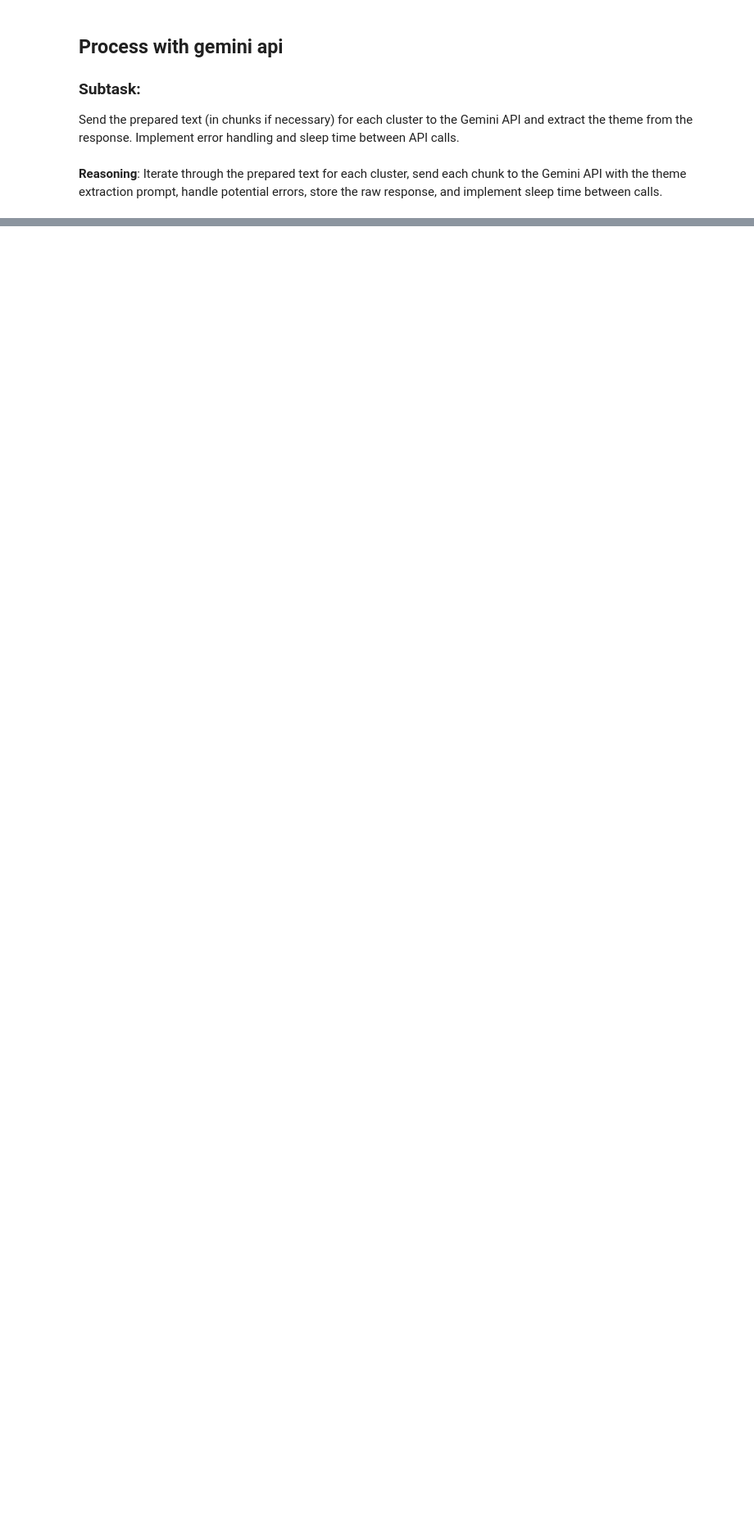
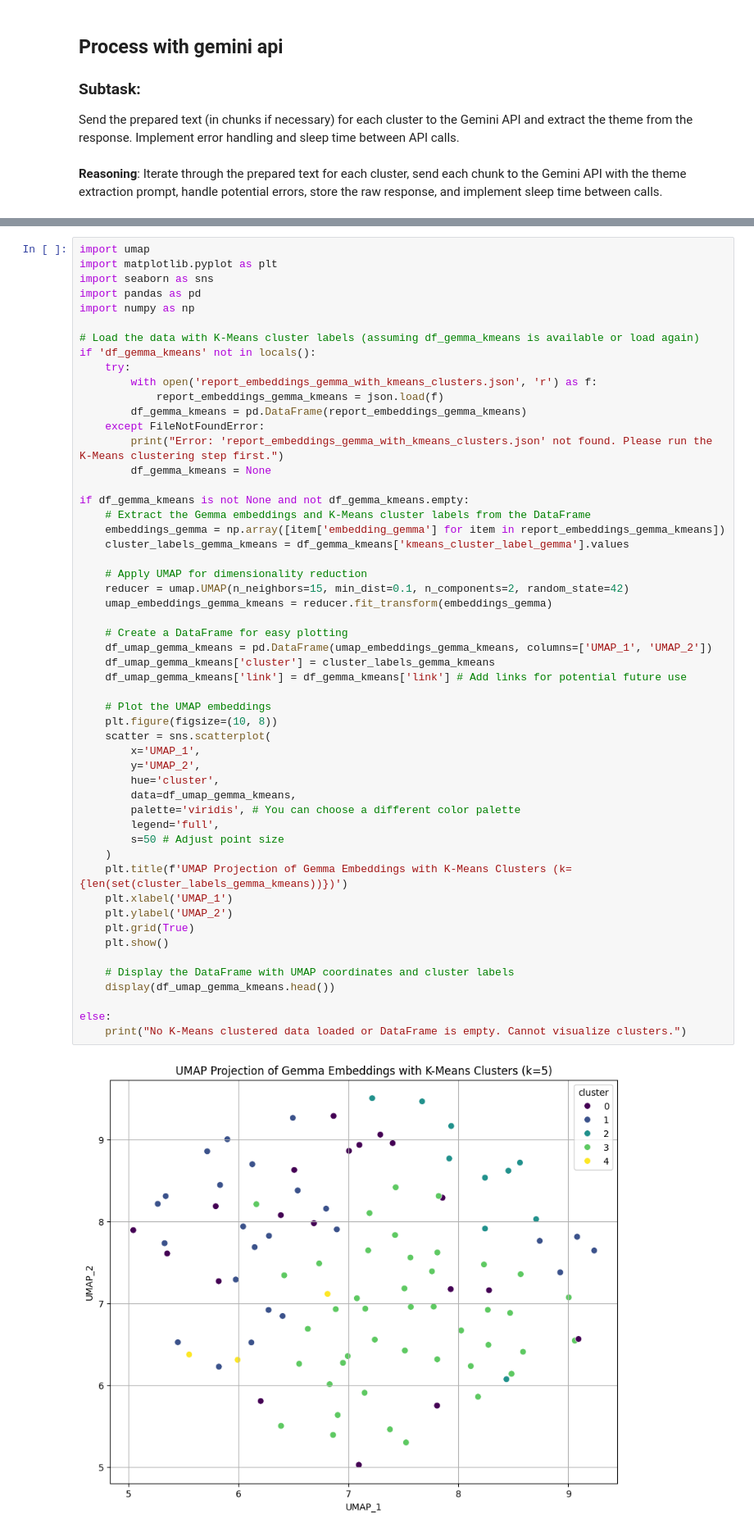
Before and after one commit to shatinz/tripreports, a Jupyter notebook: tripreport2.ipynb, the cells around one changed output, grey strips where cells are left out. Shown at 82% size. Cells and saved outputs as stored; diff of their text form; blank space fills up the shorter version.

```diff
--- a/tripreport2.ipynb
+++ b/tripreport2.ipynb
@@ -1296,0 +2089,55 @@ NameError: name 'SLEEP_TIME' is not defined
+# %%
+import umap
+import matplotlib.pyplot as plt
+import seaborn as sns
+import pandas as pd
+import numpy as np
+
+# Load the data with K-Means cluster labels (assuming df_gemma_kmeans is available or load again)
+if 'df_gemma_kmeans' not in locals():
+    try:
+        with open('report_embeddings_gemma_with_kmeans_clusters.json', 'r') as f:
+            report_embeddings_gemma_kmeans = json.load(f)
+        df_gemma_kmeans = pd.DataFrame(report_embeddings_gemma_kmeans)
+    except FileNotFoundError:
+        print("Error: 'report_embeddings_gemma_with_kmeans_clusters.json' not found. Please run the K-Means clustering step first.")
+        df_gemma_kmeans = None
+
+if df_gemma_kmeans is not None and not df_gemma_kmeans.empty:
+    # Extract the Gemma embeddings and K-Means cluster labels from the DataFrame
+    embeddings_gemma = np.array([item['embedding_gemma'] for item in report_embeddings_gemma_kmeans])
+    cluster_labels_gemma_kmeans = df_gemma_kmeans['kmeans_cluster_label_gemma'].values
+
+    # Apply UMAP for dimensionality reduction
+    reducer = umap.UMAP(n_neighbors=15, min_dist=0.1, n_components=2, random_state=42)
+    umap_embeddings_gemma_kmeans = reducer.fit_transform(embeddings_gemma)
+
+    # Create a DataFrame for easy plotting
+    df_umap_gemma_kmeans = pd.DataFrame(umap_embeddings_gemma_kmeans, columns=['UMAP_1', 'UMAP_2'])
+    df_umap_gemma_kmeans['cluster'] = cluster_labels_gemma_kmeans
+    df_umap_gemma_kmeans['link'] = df_gemma_kmeans['link'] # Add links for potential future use
+
+    # Plot the UMAP embeddings
+    plt.figure(figsize=(10, 8))
+    scatter = sns.scatterplot(
+        x='UMAP_1',
+        y='UMAP_2',
+        hue='cluster',
+        data=df_umap_gemma_kmeans,
+        palette='viridis', # You can choose a different color palette
+        legend='full',
+        s=50 # Adjust point size
+    )
+    plt.title(f'UMAP Projection of Gemma Embeddings with K-Means Clusters (k={len(set(cluster_labels_gemma_kmeans))})')
+    plt.xlabel('UMAP_1')
+    plt.ylabel('UMAP_2')
+    plt.grid(True)
+    plt.show()
+
+    # Display the DataFrame with UMAP coordinates and cluster labels
+    display(df_umap_gemma_kmeans.head())
+
+else:
+    print("No K-Means clustered data loaded or DataFrame is empty. Cannot visualize clusters.")
+# %% [output]
+[figure, added]
```
Also changed, not shown: parts of 101 cells of this notebook.
